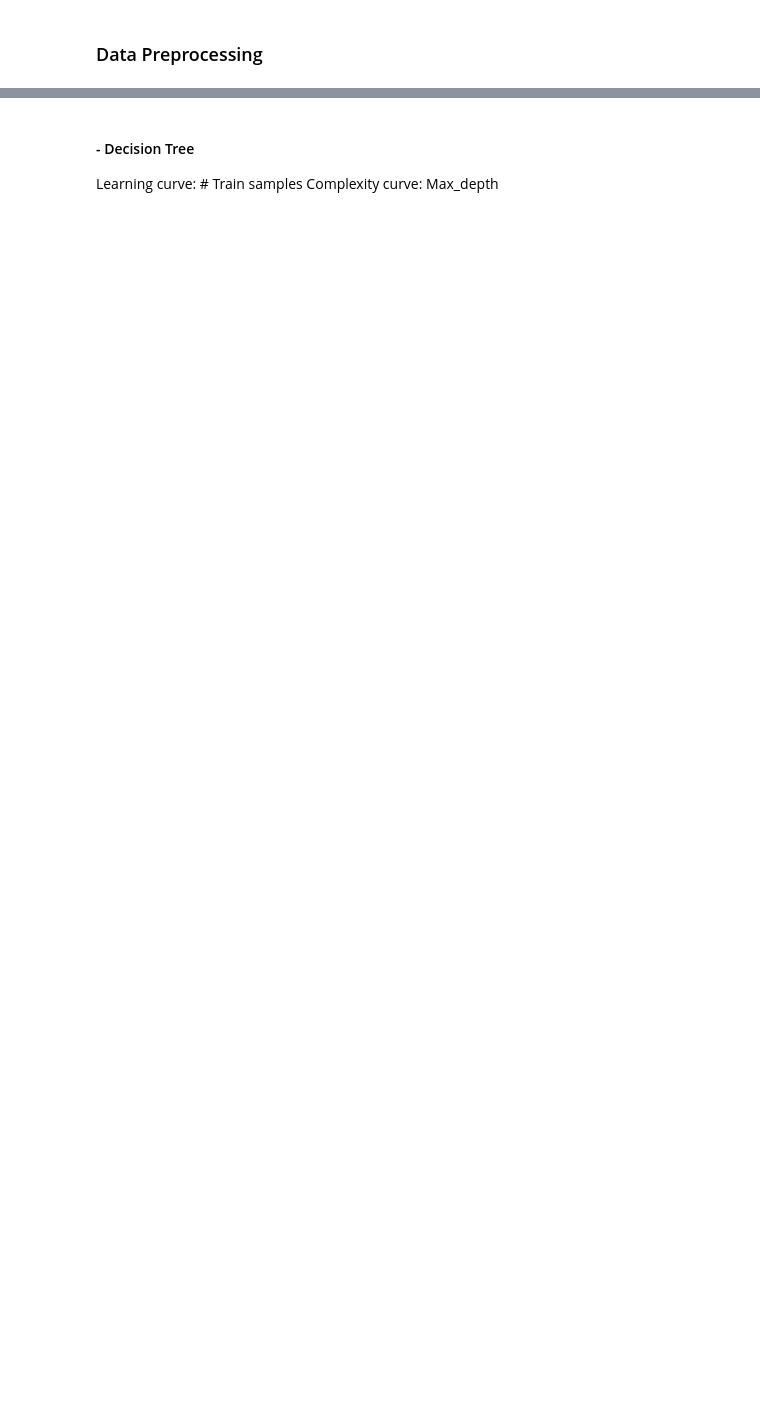
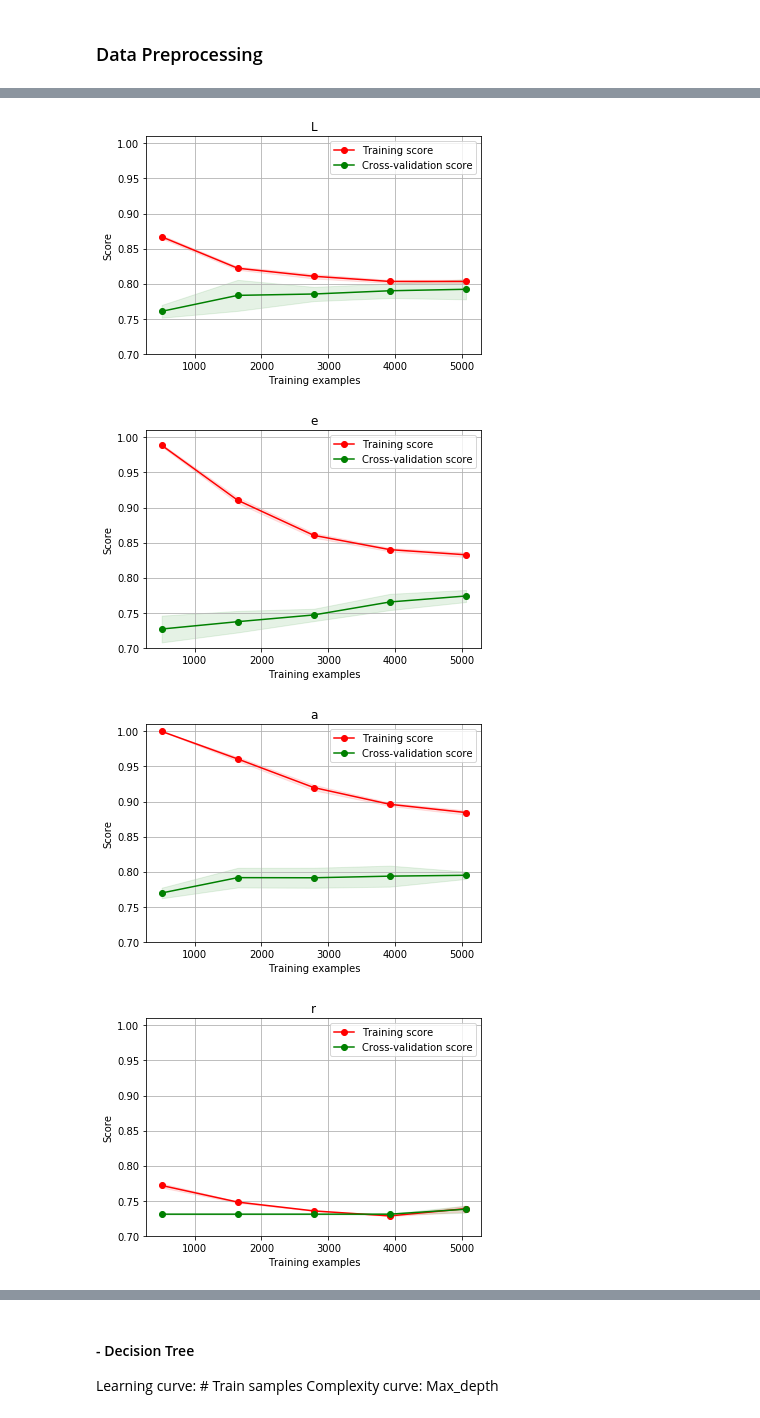
Before and after one commit to Shawnzy/machine_learning, a Jupyter notebook: assignment1/decision_temp.ipynb, the cells around one changed output, grey strips where cells are left out. Drawn from its saved outputs; the diff is of its cells as text; code cells hidden in the pictures; blank space fills up the shorter version.

```diff
--- a/assignment1/decision_temp.ipynb
+++ b/assignment1/decision_temp.ipynb
@@ -143,0 +230,35 @@ from sklearn.metrics import accuracy_score, classification_report, confusion_mat
+# %%
+titles = []
+estimators = []
+
+#Decision Tree
+titles.append(["Learning Curves (Decision Tree, max_depth=5)"])
+estimators.append(DecisionTreeClassifier(max_depth=5))
+
+#Nueral Network
+titles.append(["Learning Curves (Neural Network, hidden_layer_sizes=(20,))"])
+estimators.append(MLPClassifier(solver='lbfgs', alpha=1e-5, hidden_layer_sizes=(20,), random_state=1))
+
+#Boosting
+titles.append(["Learning Curves (GradientBoosting, n_estimators=50, max_depth = 6)"])
+estimators.append(GradientBoostingClassifier(n_estimators=50, max_depth = 6, random_state = 0))
+
+#SVM
+titles.append(["Learning Curves (SVM, RBF kernel, $\gamma=0.001$)"])
+estimators.append(SVC(gamma=0.001))
+
+#KNN
+titles.append(["Learning Curves (KNN, n=1)"])
+estimators.append(KNeighborsClassifier(n_neighbors=5))
+i = 0
+
+
+for estimator in estimators:
+    plot_learning_curve(estimator, title[i], X_train, y_train, (0.7,1.01), cv=10, n_jobs=-1)
+    i +=1
+plt.show()
+# %% [output]
+[figure, added]
+[figure, added]
+[figure, added]
+[figure, added]
```
Also changed, not shown: parts of 52 cells of this notebook, 25 other files.
